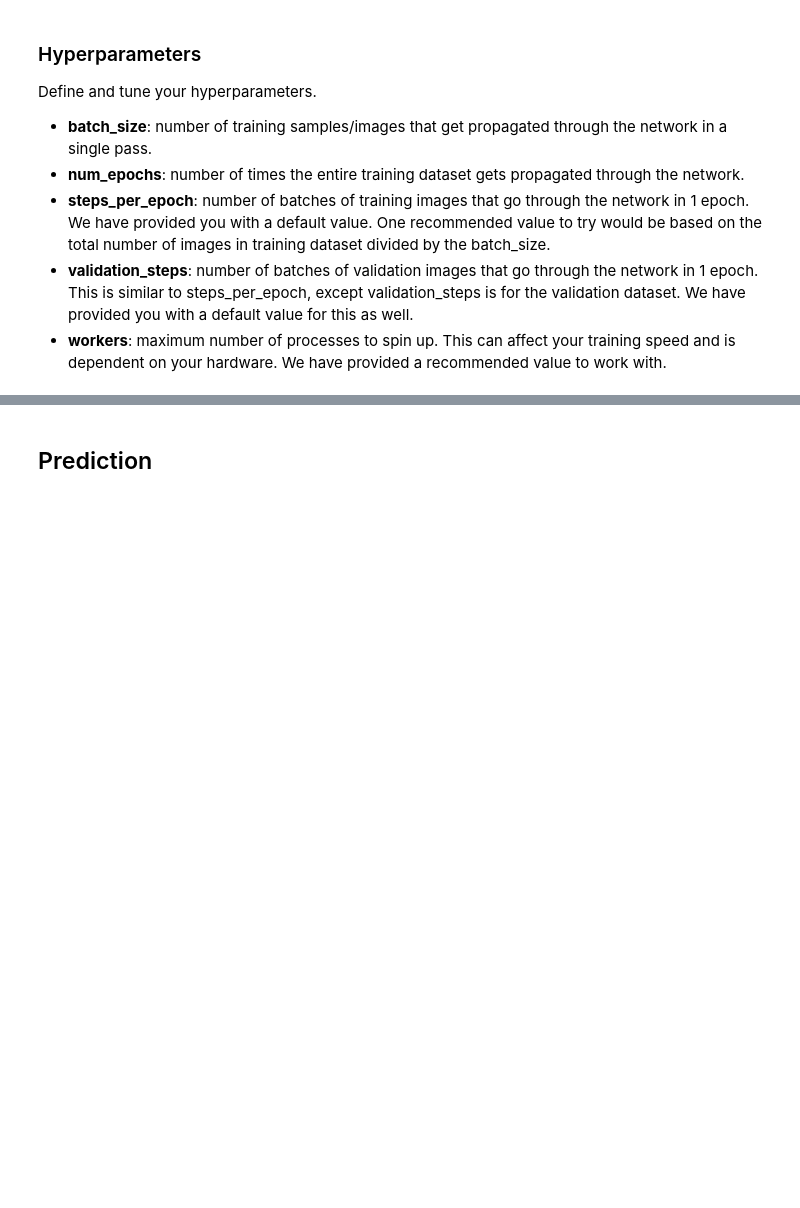
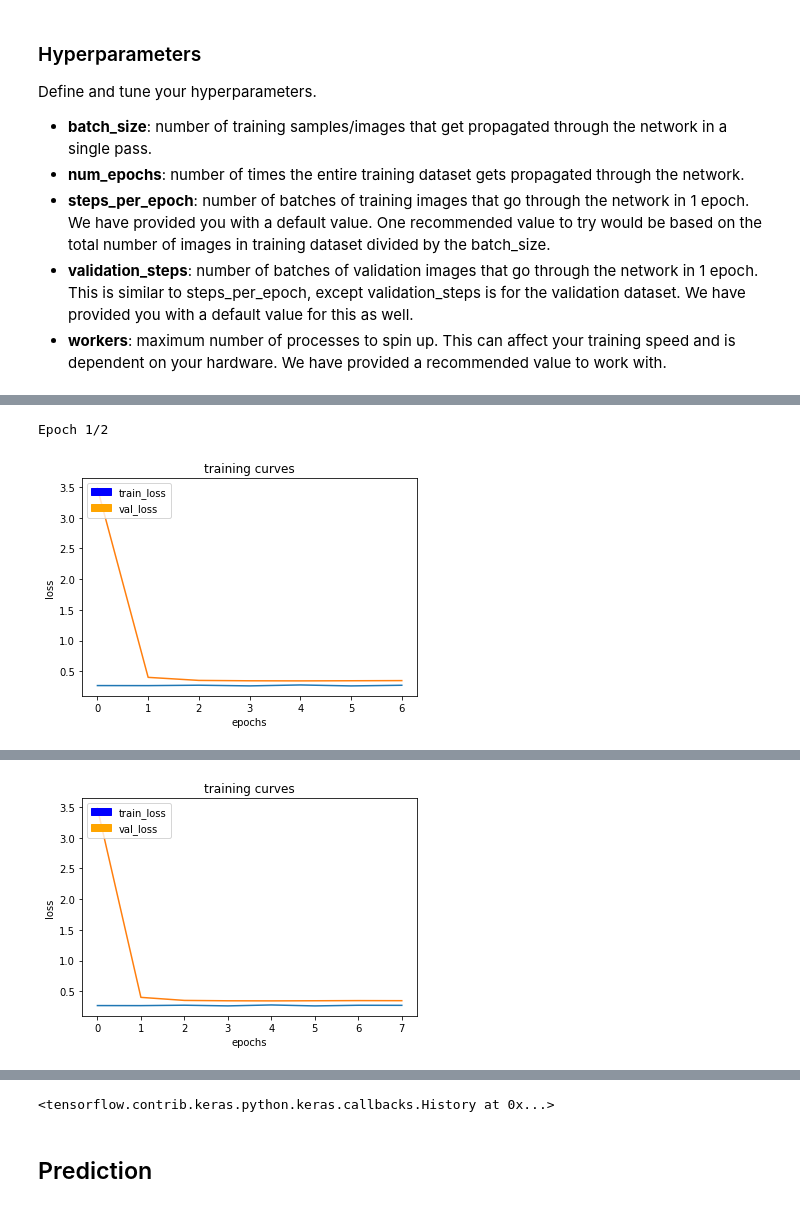
Before and after one commit to one-for-all/RoboND-Segmentation-Lab, a Jupyter notebook: code/segmentation_lab.ipynb, the cells around one changed output, grey strips where cells are left out. Saved outputs shown, nothing was run; the diff lists cells and outputs as text; code cells hidden in the pictures; blank space fills up the shorter version.

```diff
--- a/code/segmentation_lab.ipynb
+++ b/code/segmentation_lab.ipynb
@@ -200 +201,15 @@ Epoch 2/2
 <tensorflow.contrib.keras.python.keras.callbacks.History at 0x...>
+# %%
+# Train for more epochs
+extra_epochs = 2
+total_epochs += extra_epochs
+model.fit_generator(train_iter,
+                    steps_per_epoch = steps_per_epoch, # the number of batches per epoch,
+                    epochs = extra_epochs, # the number of epochs to train for,
+                    validation_data = val_iter, # validation iterator
+                    validation_steps = validation_steps, # the number of batches to validate on
+                    callbacks=callbacks,
+                    workers = workers)
+# %% [output]
+Epoch 1/2
+[figure, added]
@@ -200,0 +218 @@ Epoch 2/2
+[figure, added]
@@ -201,3 +220,4 @@ Epoch 2/2
+<tensorflow.contrib.keras.python.keras.callbacks.History at 0x...>
 # %%
 # Save your trained model weights
 weight_file_name = 'model_weights'
```
Also changed, not shown: parts of 5 cells of this notebook.
